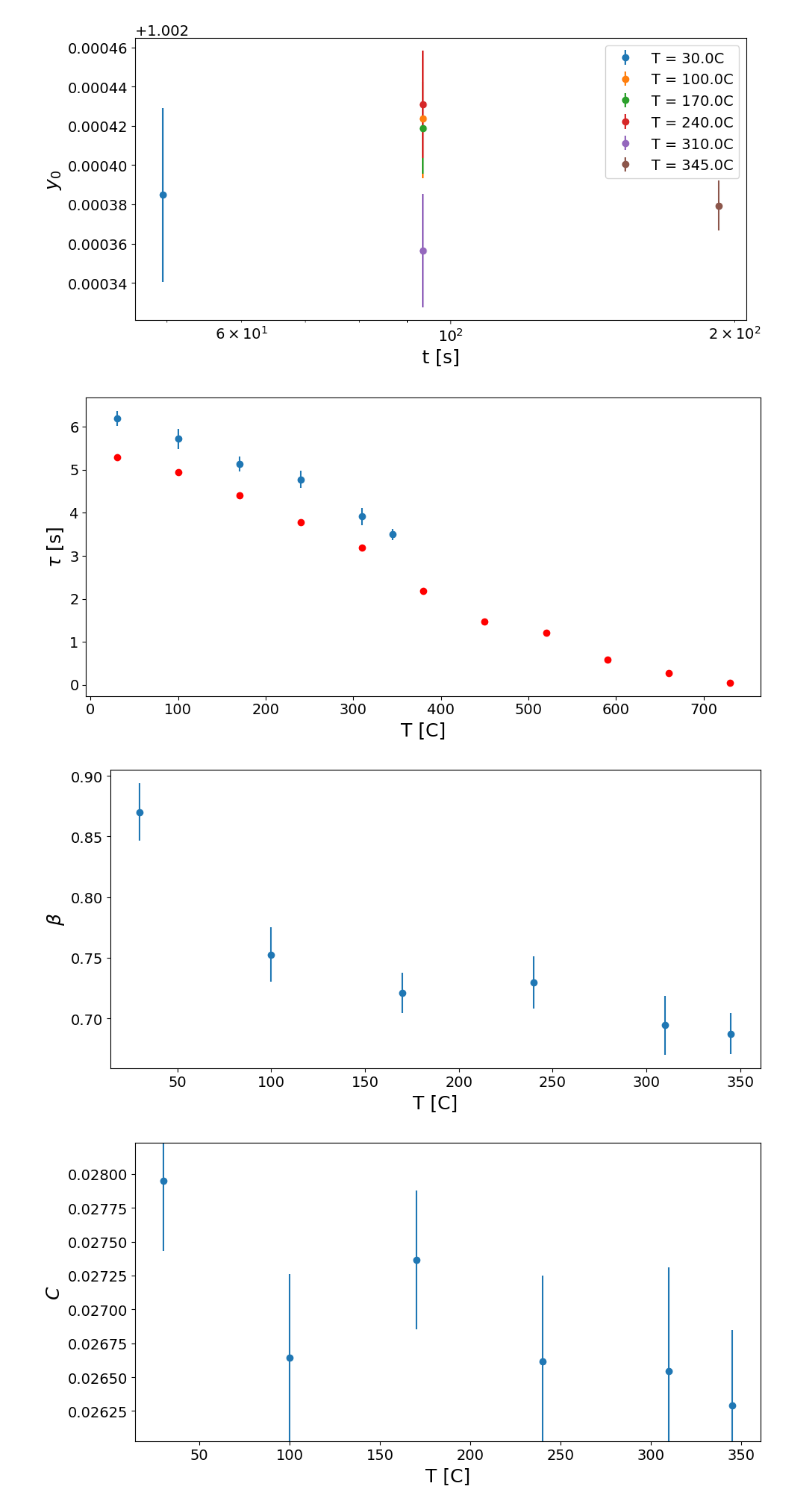
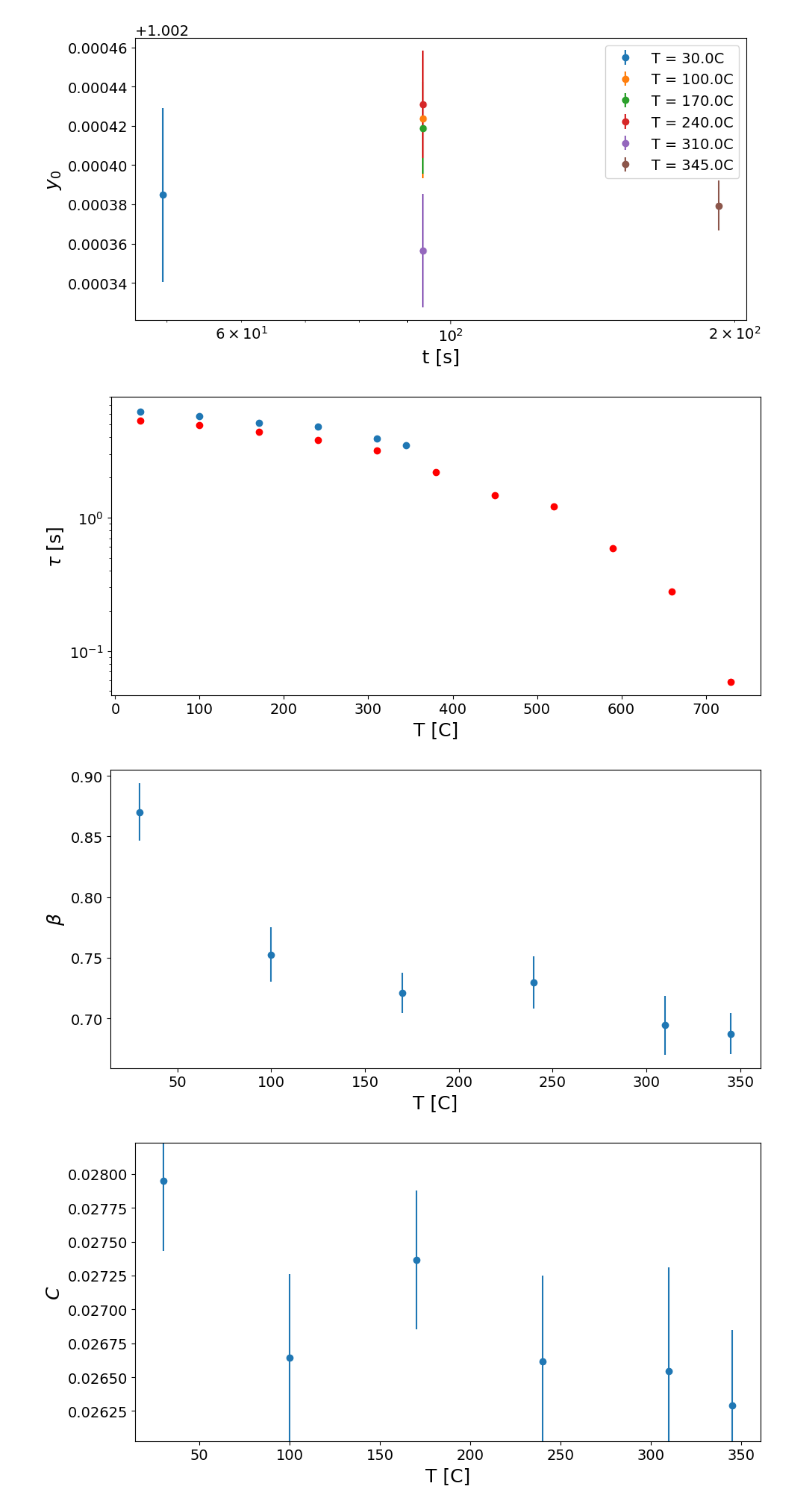
Before and after one commit to FabioBrugnara/20250408, a Jupyter notebook: SCRIPTS/6) GeO2_7 fits analysis.ipynb, the cells around one changed output. Cells and saved outputs as stored; diff of their text form; code cells hidden in the pictures.

```diff
--- a/SCRIPTS/6) GeO2_7 fits analysis.ipynb
+++ b/SCRIPTS/6) GeO2_7 fits analysis.ipynb
@@ -185,40 +185,40 @@ fig, ax = plt.subplots(figsize=(10, 5))
 
 ax.errorbar(df['T'], df['tau'], yerr=df['dtau'], fmt='o')
 ax.plot(T_6, tau_6, 'ro')
-##plt.yscale('log')
+plt.yscale('log')
 plt.xlabel('T [C]')
 plt.ylabel(r'$\tau$ [s]')
 plt.tight_layout(), plt.show();
 
 # beta
 fig, ax = plt.subplots(figsize=(10, 5))
 
 ax.errorbar(df['T'], df['beta'], yerr=df['dbeta'], fmt='o')
 #plt.xscale('log')
 plt.xlabel('T [C]')
 plt.ylabel(r'$\beta$')
 plt.tight_layout(), plt.show();
 
 # C
 fig, ax = plt.subplots(figsize=(10, 5))
 
 ax.errorbar(df['T'], df['c'], yerr=df['dc'], fmt='o')
 #plt.yscale('log')
 plt.xlabel('T [C]')
 plt.ylabel(r'$C$')
 plt.ylim(0.99*df['c'].min(), 1.01*df['c'].max())
 plt.tight_layout(), plt.show();
 
 # y0
 fig, ax = plt.subplots(figsize=(10, 5))
 
 ax.errorbar(df['T'], df['y0'], yerr=df['dy0'], fmt='o')
 plt.xscale('log')
 plt.xlabel('T [C]')
 plt.ylabel(r'$y_0$')
 plt.tight_layout(), plt.show();
 # %% [output]
-[figure, old version]
+[figure, new version]
 [figure]
 [figure]
 [figure]
```
Also changed, not shown: 1 other file.
